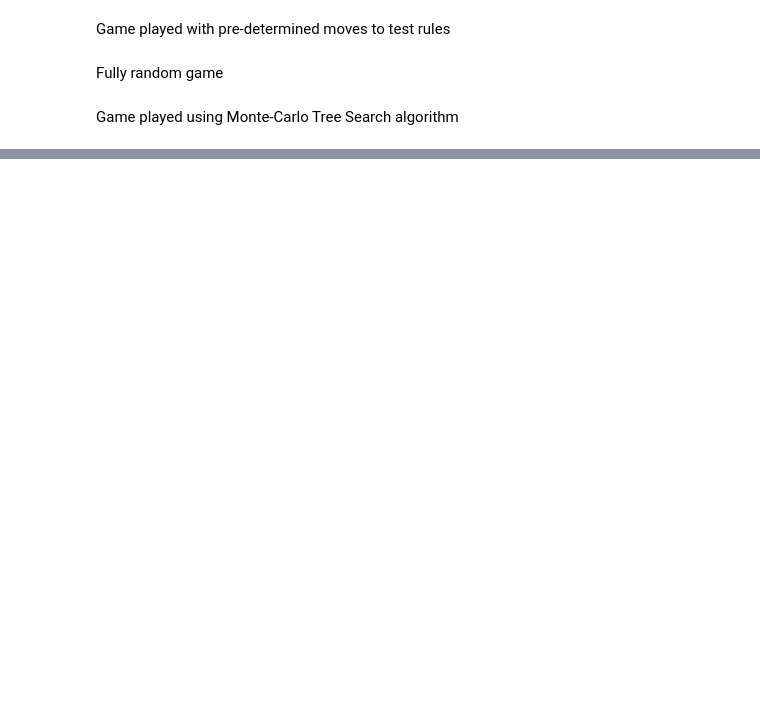
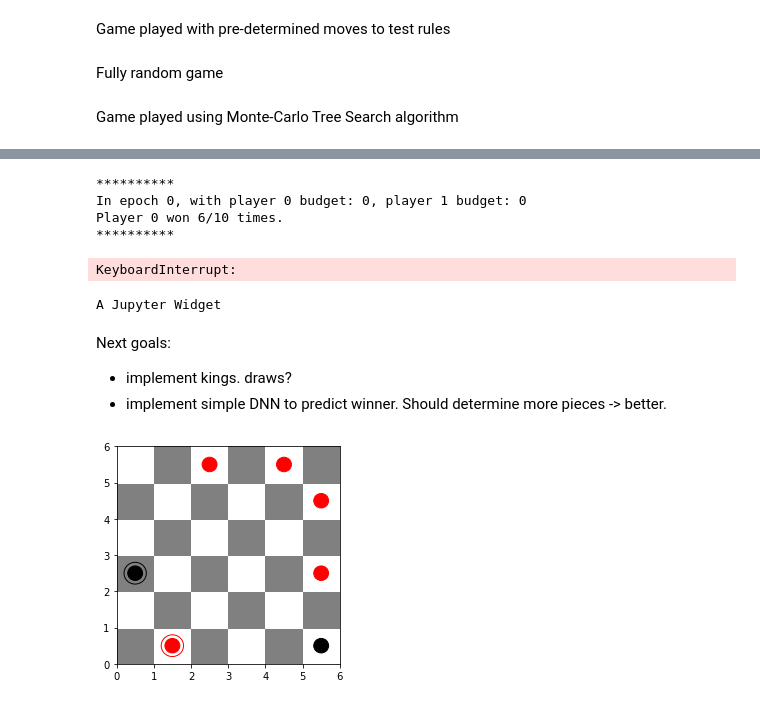
Before and after one commit to yvanhuele/data-science-club, a Jupyter notebook: Reinforcement_Learning_Demos/Monte-Carlo_Tree_Search-Checkers.ipynb, the cells around one changed output, grey strips where cells are left out. Cells and saved outputs as stored; diff of their text form; code cells hidden in the pictures; blank space fills up the shorter version.

Commit message:
Implemented kings

```diff
--- a/Reinforcement_Learning_Demos/Monte-Carlo_Tree_Search-Checkers.ipynb
+++ b/Reinforcement_Learning_Demos/Monte-Carlo_Tree_Search-Checkers.ipynb
@@ -751,11 +851,12 @@ for game_num in range(20):
 # %%
 budgets_list = [0,10,50,200]
+
 games_list = []
 all_game_trees_list = []
 all_winners_list = []
 
 batch_size = 10
-
+max_turns = 50
 epoch_index = 0
 
 
@@ -776,13 +877,13 @@ for i in range(len(budgets_list)):
         for game_num in range(batch_size):
 
 
-            game = checkers_state(board_size = 6)
+            game = checkers_state(board_size = 6, max_turns = max_turns)
             #game.show_board()
 
             game_states_list = []
             game_trees_list = []
             #print "Game %d commencing." % game_num
-            for move_num in range(50):
+            for move_num in range(max_turns + 1):
 
                 game.notes = ''
                 game.notes += 'Player %d now choosing action from board above.\n' %  game.player
@@ -838,6 +939,12 @@ for i in range(len(budgets_list)):
         print "Player 0 won %d/%d times." % (winners_list.count(0), len(winners_list))
         print "**********\n"
         epoch_index += 1
+# %% [output]
+**********
+In epoch 0, with player 0 budget: 0, player 1 budget: 0
+Player 0 won 6/10 times.
+**********
+KeyboardInterrupt:
 # %%
 all_winners_df = pd.DataFrame(all_winners_list)
 winner_matrix = all_winners_df.groupby(['player_0_budget', 'player_1_budget']).mean()
@@ -849,7 +956,7 @@ winner_matrix = winner_matrix.rename(columns = {col:  col.replace('winner', 'pct
 
 winner_matrix
 # %%
-game_to_view = 99
+game_to_view = 1
 game_states_list = games_list[game_to_view]
 
 def game_slider(i):
@@ -859,3 +966,50 @@ def game_slider(i):
 
 interact(game_slider, i = IntSlider(min=0,max=len(game_states_list)-1,step=1,value=0)  )
 None
+# %% [output]
+A Jupyter Widget
+# %% [markdown]
+Next goals:
+
+- implement kings. draws?
+- implement simple DNN to predict winner. Should determine more pieces -> better.
+# %%
+self = game
+#plt.clf()
+rcParams['figure.figsize'] = 4,4
+#fig, ax = plt.subplots() # note we must use plt.subplots, not plt.subplot
+# (or if you have an existing figure)
+# fig = plt.gcf()
+# ax = fig.gca()
+
+#ax.add_artist(circle2)
+fig, ax = plt.subplots()
+
+#ax.add_artist(plt.Circle( (i + .5, j + .5), 0.2, color='blue'))
+
+for i in range(self.board_size):
+    for j in range(self.board_size):
+        if (i + j) % 2 == 0:
+            square_color = 'grey'
+        else:
+            square_color = 'white'
+
+        ax.add_artist(plt.Rectangle( (i, j), 1,1, color=square_color))
+        if self.board[i,j] > 0:
+            color = 'red'
+        elif self.board[i,j] < 0:
+            color = 'black'
+        else:
+            continue
+        #print i,j
+        ax.add_artist(plt.Circle( (i + .5, j + .5), 0.2, color=color))
+        if abs(self.board[i,j]) > 1:
+            ###This piece is a king
+            ax.add_artist(plt.Circle( (i + .5, j + .5), 0.3, color=color, fill = False))
+
+plt.xlim(0,self.board_size)
+plt.ylim(0,self.board_size)
+
+plt.show()
+# %% [output]
+[figure, added]
```
Also changed, not shown: parts of 5 cells of this notebook.
